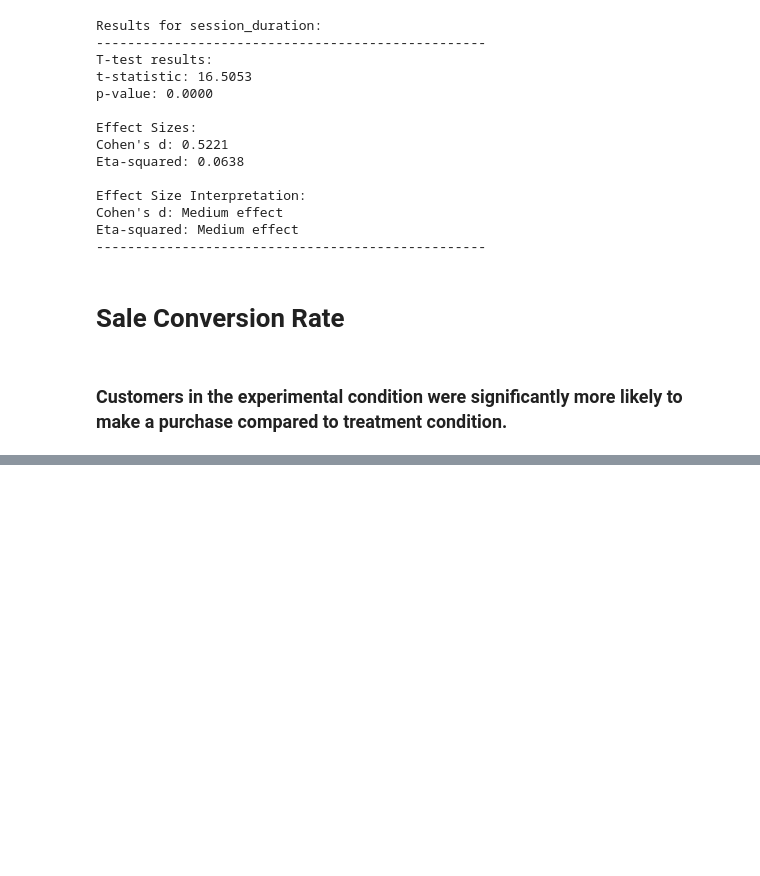
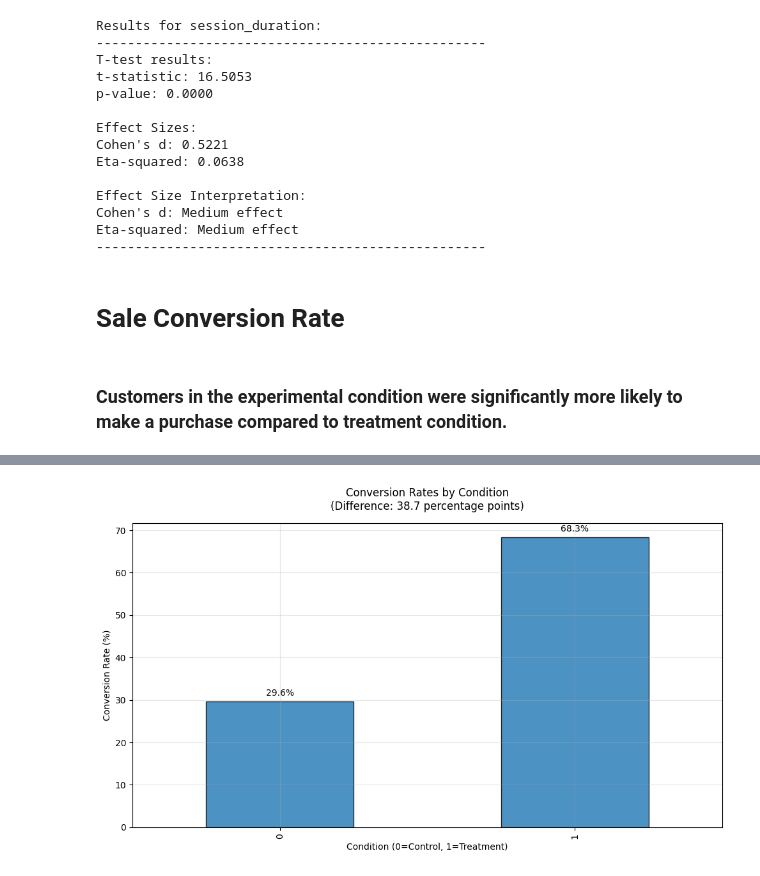
Before and after one commit to HNStaggs/AB-Test-Case, a Jupyter notebook: notebooks/synthetic_data_hypothesis_testing.ipynb, the cells around one changed output, grey strips where cells are left out. Drawn from its saved outputs; the diff is of its cells as text; code cells hidden in the pictures; blank space fills up the shorter version.

```diff
--- a/notebooks/synthetic_data_hypothesis_testing.ipynb
+++ b/notebooks/synthetic_data_hypothesis_testing.ipynb
@@ -393,0 +399,34 @@ plt.show()
+# %%
+def plot_conversion_rates(results):
+    """
+    Create visualization of conversion rates
+    """
+    plt.figure(figsize=(10, 6))
+
+    # Plot percentages
+    ax = results['percentages'][1].plot(
+        kind='bar',
+        edgecolor='black',
+        alpha=0.8
+    )
+
+    plt.title('Conversion Rates by Condition\n' +
+             f"(Difference: {results['rate_difference']:.1f} percentage points)",
+             pad=15)
+    plt.xlabel('Condition (0=Control, 1=Treatment)')
+    plt.ylabel('Conversion Rate (%)')
+    plt.grid(True, alpha=0.3)
+
+    # Add percentage labels
+    for i, v in enumerate(results['percentages'][1]):
+        ax.text(i, v + 1, f'{v:.1f}%',
+                ha='center',
+                va='bottom')
+
+    plt.tight_layout()
+    plt.show()
+
+# Show visualization
+plot_conversion_rates(results)
+# %% [output]
+[figure, added]
```
Also changed, not shown: parts of 2 cells of this notebook, 4 other files.
